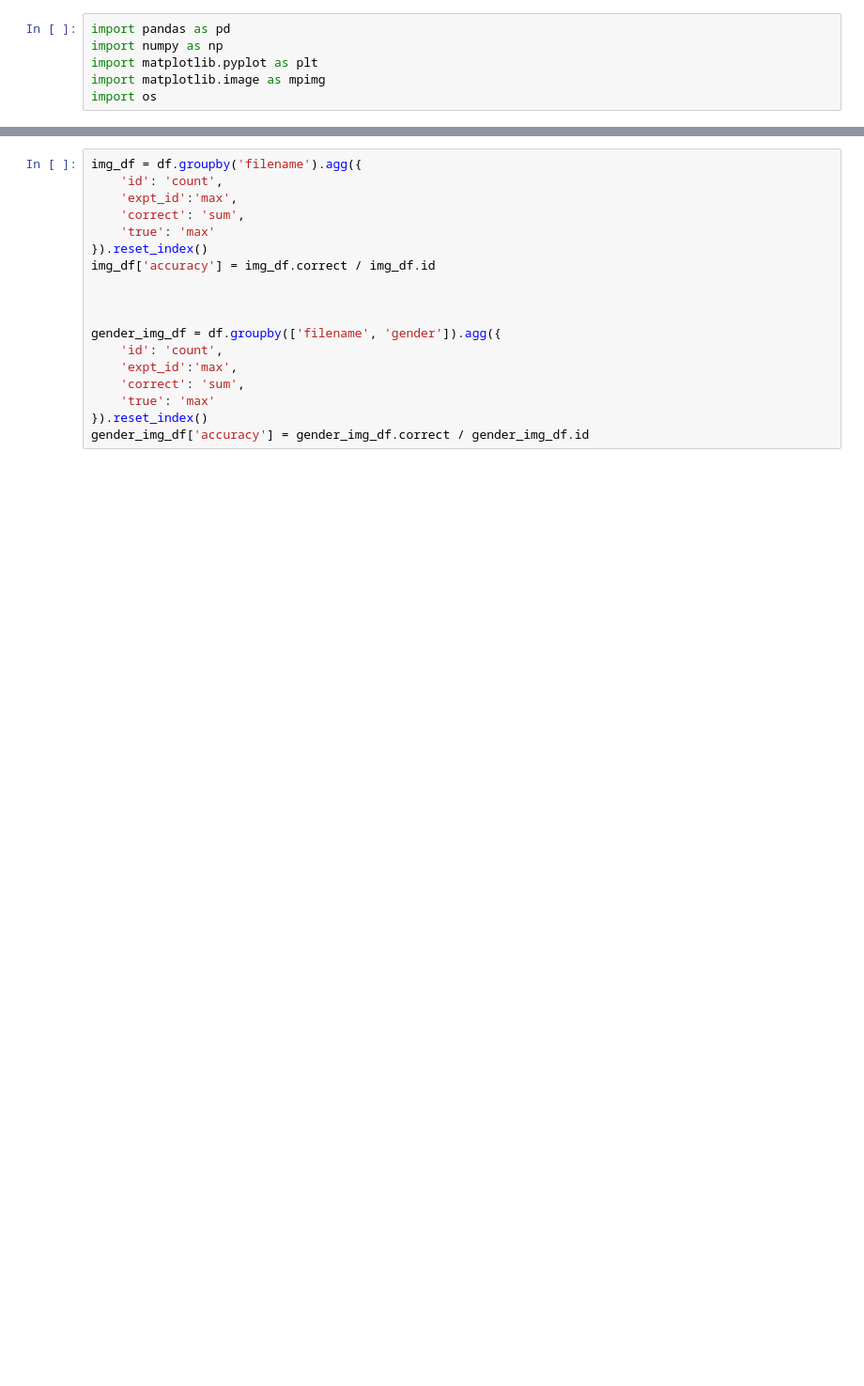
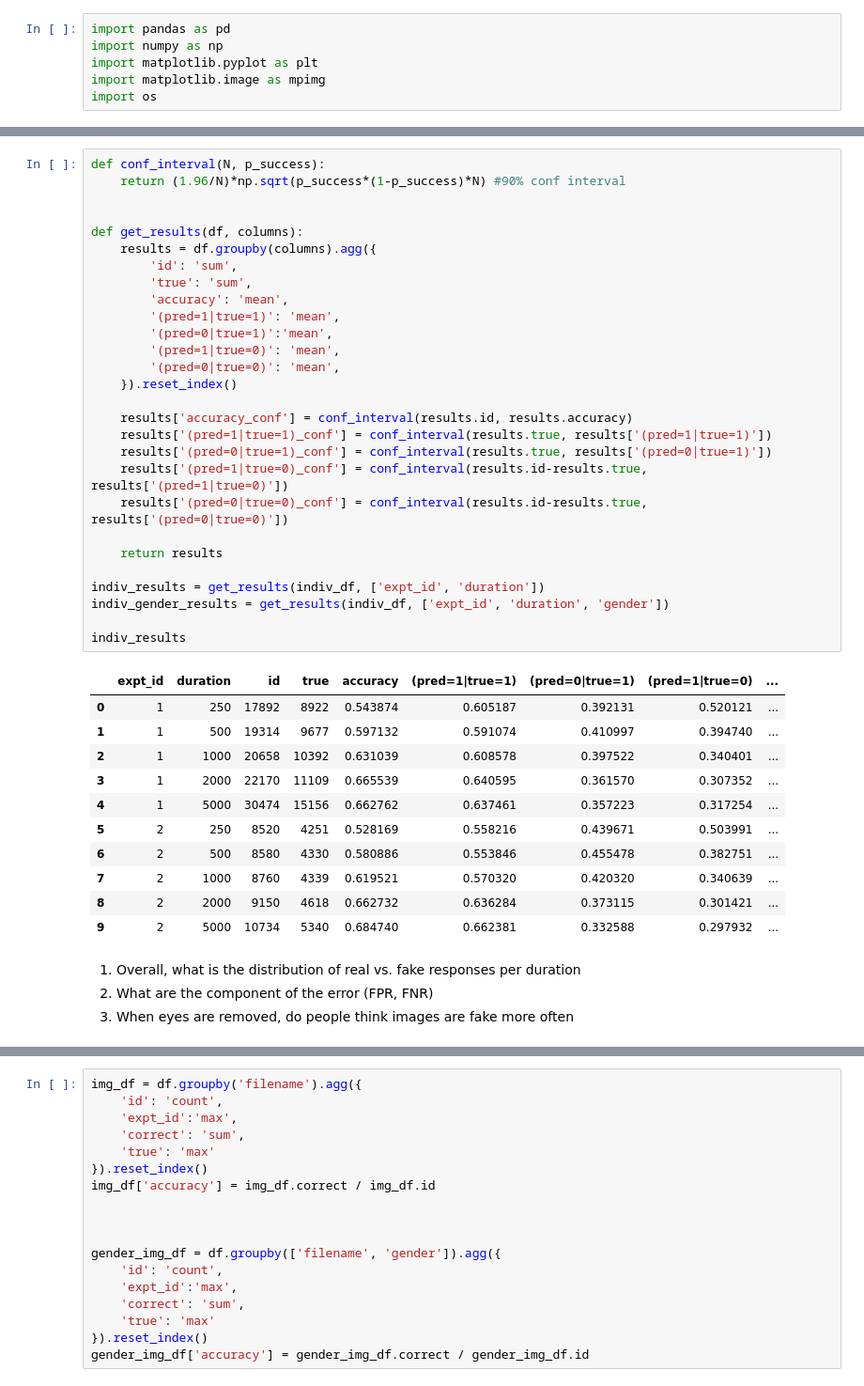
Before and after one commit to k-weng/6861-face, a Jupyter notebook: face-analysis.ipynb, the cells around one changed output, grey strips where cells are left out. Shown at 94% size. Saved outputs shown, nothing was run; the diff lists cells and outputs as text; blank space fills up the shorter version.

```diff
--- a/face-analysis.ipynb
+++ b/face-analysis.ipynb
@@ -126,3 +107,47 @@ gender_results[gender_results.gender=='female']
+# %%
+def conf_interval(N, p_success):
+    return (1.96/N)*np.sqrt(p_success*(1-p_success)*N) #90% conf interval
+
+
+def get_results(df, columns):
+    results = df.groupby(columns).agg({
+        'id': 'sum',
+        'true': 'sum',
+        'accuracy': 'mean',
+        '(pred=1|true=1)': 'mean',
+        '(pred=0|true=1)':'mean',
+        '(pred=1|true=0)': 'mean',
+        '(pred=0|true=0)': 'mean',
+    }).reset_index()
+
+    results['accuracy_conf'] = conf_interval(results.id, results.accuracy)
+    results['(pred=1|true=1)_conf'] = conf_interval(results.true, results['(pred=1|true=1)'])
+    results['(pred=0|true=1)_conf'] = conf_interval(results.true, results['(pred=0|true=1)'])
+    results['(pred=1|true=0)_conf'] = conf_interval(results.id-results.true, results['(pred=1|true=0)'])
+    results['(pred=0|true=0)_conf'] = conf_interval(results.id-results.true, results['(pred=0|true=0)'])
+
+    return results
+
+indiv_results = get_results(indiv_df, ['expt_id', 'duration'])
+indiv_gender_results = get_results(indiv_df, ['expt_id', 'duration', 'gender'])
+
+indiv_results
+# %% [output]
+|  | expt_id | duration | id | true | accuracy | (pred=1|true=1) | (pred=0|true=1) | (pred=1|true=0) | ... |
+| 0 | 1 | 250 | 17892 | 8922 | 0.543874 | 0.605187 | 0.392131 | 0.520121 | ... |
+| 1 | 1 | 500 | 19314 | 9677 | 0.597132 | 0.591074 | 0.410997 | 0.394740 | ... |
+| 2 | 1 | 1000 | 20658 | 10392 | 0.631039 | 0.608578 | 0.397522 | 0.340401 | ... |
+| 3 | 1 | 2000 | 22170 | 11109 | 0.665539 | 0.640595 | 0.361570 | 0.307352 | ... |
+| 4 | 1 | 5000 | 30474 | 15156 | 0.662762 | 0.637461 | 0.357223 | 0.317254 | ... |
+| 5 | 2 | 250 | 8520 | 4251 | 0.528169 | 0.558216 | 0.439671 | 0.503991 | ... |
+| 6 | 2 | 500 | 8580 | 4330 | 0.580886 | 0.553846 | 0.455478 | 0.382751 | ... |
+| 7 | 2 | 1000 | 8760 | 4339 | 0.619521 | 0.570320 | 0.420320 | 0.340639 | ... |
+| 8 | 2 | 2000 | 9150 | 4618 | 0.662732 | 0.636284 | 0.373115 | 0.301421 | ... |
+| 9 | 2 | 5000 | 10734 | 5340 | 0.684740 | 0.662381 | 0.332588 | 0.297932 | ... |
+# %% [markdown]
+1) Overall, what is the distribution of real vs. fake responses per duration
+2) What are the component of the error (FPR, FNR)
+3) When eyes are removed, do people think images are fake more often
 # %%
 fig = plt.figure(figsize=(10,12))
 ax1 = fig.add_subplot(211)
```
Also changed, not shown: parts of 14 cells of this notebook, 12 other files.
